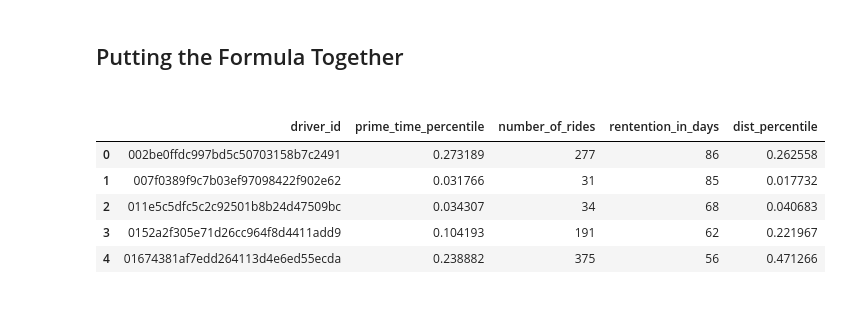
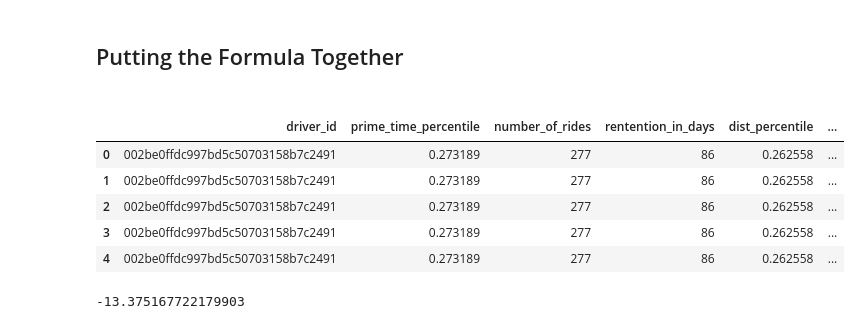
Before and after one commit to amuamushu/LyftDataChallenge, a Jupyter notebook: Lyft_Data_Challenge.ipynb, the cells around one changed output. Saved outputs shown, nothing was run; the diff lists cells and outputs as text; code cells hidden in the pictures.

Commit message:
finished the formula

```diff
--- a/Lyft_Data_Challenge.ipynb
+++ b/Lyft_Data_Challenge.ipynb
@@ -251,21 +255,40 @@ Name: timestamp, Length: 369638, dtype: datetime64[ns]
+# %%
+req_to_acc = pd.read_csv('request_to_accept.csv')
+req_to_acc = req_to_acc[['ride_id', 'wait_num']]
+
+driv_rid = ride_ids[['driver_id', 'ride_id']]
+
+wait_driv = pd.merge(req_to_acc, driv_rid, on='ride_id')
+max_wait = wait_driv['wait_num'].max()
+
+wait_percentile = lambda x : x / max_wait
+
+wait_driv['wait_percentile'] = wait_driv['wait_num'].apply(wait_percentile)
+wait_driv = wait_driv[['driver_id', 'wait_percentile']]
 # %% [markdown]
 <h2> Putting the Formula Together <h2>
 # %%
 comp_driv = pd.merge(prime_time_percentile, num_rides_per_driver, on='driver_id')
 comp_driv = pd.merge(comp_driv, driver_v_retention, on='driver_id')
 # comp_driv.drop(columns='retention_period (in days)_x') <-- Was getting an extra column earlier
 comp_driv.rename(columns={'retention_period (in days)' : 'rentention_in_days'},
                  inplace=True)
 comp_driv = pd.merge(comp_driv, sum_ride_dist, on='driver_id')
+comp_driv = pd.merge(comp_driv, wait_driv, on='driver_id')
 comp_driv.head()
 # %% [output]
-|  | driver_id | prime_time_percentile | number_of_rides | rentention_in_days | dist_percentile |
-| 0 | 002be0ffdc997bd5c50703158b7c2491 | 0.273189 | 277 | 86 | 0.262558 |
-| 1 | 007f0389f9c7b03ef97098422f902e62 | 0.031766 | 31 | 85 | 0.017732 |
-| 2 | 011e5c5dfc5c2c92501b8b24d47509bc | 0.034307 | 34 | 68 | 0.040683 |
-| 3 | 0152a2f305e71d26cc964f8d4411add9 | 0.104193 | 191 | 62 | 0.221967 |
-| 4 | 01674381af7edd264113d4e6ed55ecda | 0.238882 | 375 | 56 | 0.471266 |
+|  | driver_id | prime_time_percentile | number_of_rides | rentention_in_days | dist_percentile | ... |
+| 0 | 002be0ffdc997bd5c50703158b7c2491 | 0.273189 | 277 | 86 | 0.262558 | ... |
+| 1 | 002be0ffdc997bd5c50703158b7c2491 | 0.273189 | 277 | 86 | 0.262558 | ... |
+| 2 | 002be0ffdc997bd5c50703158b7c2491 | 0.273189 | 277 | 86 | 0.262558 | ... |
+| 3 | 002be0ffdc997bd5c50703158b7c2491 | 0.273189 | 277 | 86 | 0.262558 | ... |
+| 4 | 002be0ffdc997bd5c50703158b7c2491 | 0.273189 | 277 | 86 | 0.262558 | ... |
 # %%
-pt_weight = comp_driv['prime_time_percentile'] * 25/100
-freq_weight = (comp_driv['number_of_rides']/comp_driv['rentention_in_days']) * 25/100
-dist_weight = comp_driv['dist_percentile'] * 25/100
+pt_weight = comp_driv['prime_time_percentile'] * 25
+freq_weight = (comp_driv['number_of_rides']/comp_driv['rentention_in_days']) * 25
+dist_weight = comp_driv['dist_percentile'] * 25
+wait_weight = comp_driv['wait_percentile'] * 25
+comp_driv['formula'] = pt_weight + freq_weight + dist_weight - wait_weight
+comp_driv['formula'].min()
+# %% [output]
+-13.375167722179903
```
Also changed, not shown: parts of 3 cells of this notebook.
